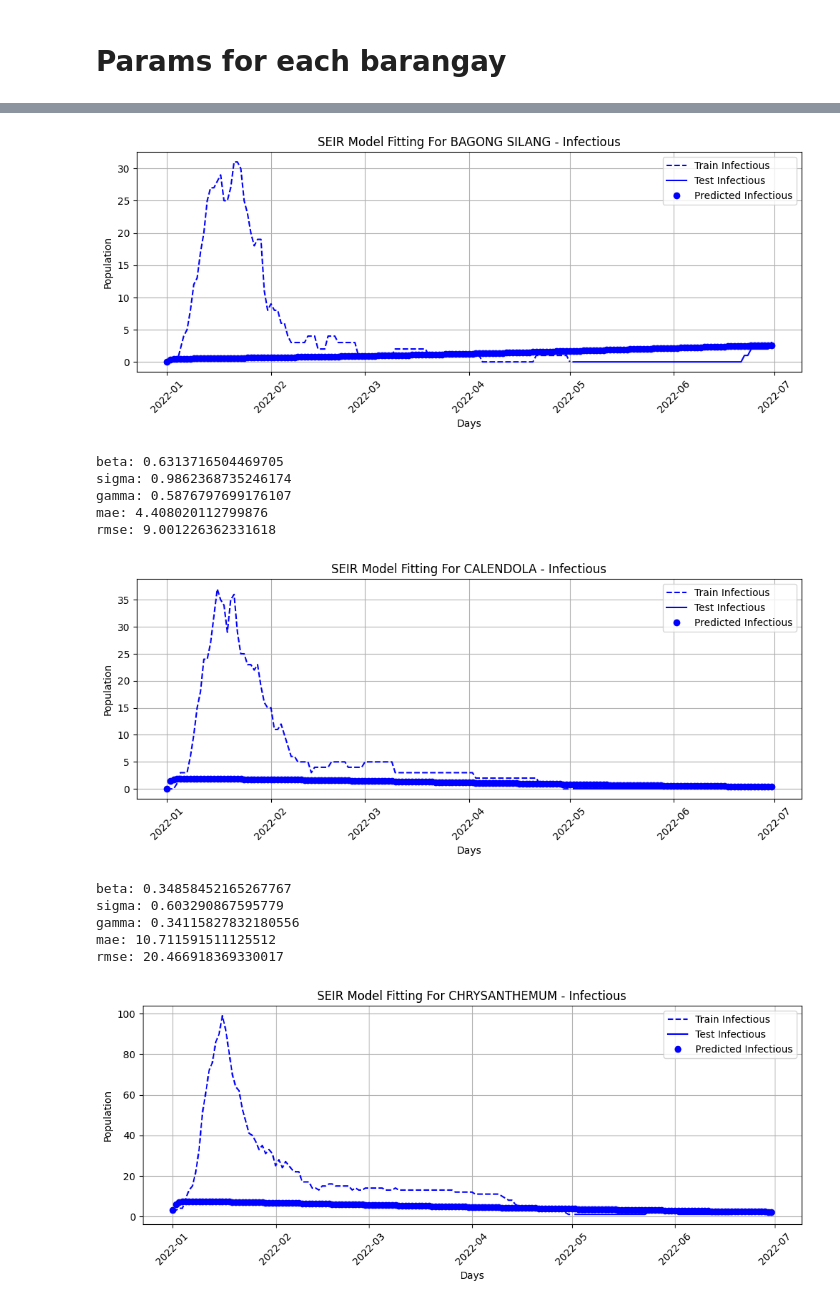
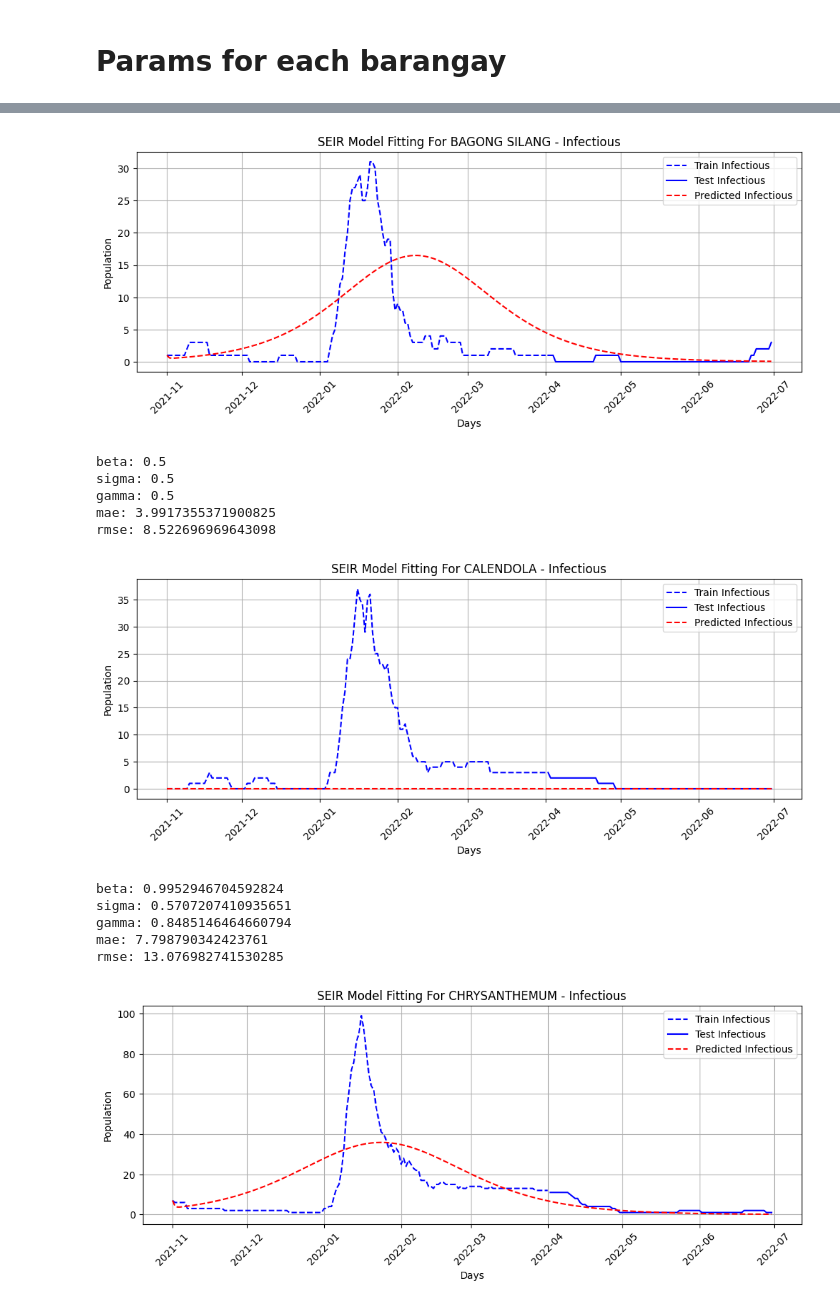
Before and after one commit to j-r-myG/SEIR_Modelling, a Jupyter notebook: sim_anneal_apply.ipynb, the cells around one changed output, grey strips where cells are left out. Drawn from its saved outputs; the diff is of its cells as text; code cells hidden in the pictures.

```diff
--- a/sim_anneal_apply.ipynb
+++ b/sim_anneal_apply.ipynb
@@ -286,7 +286,6 @@ params_dict = {
     "gamma": 0.217
   }
 
-TODO: fix loop to call sim anneal per barangay with their pop
 '''
 
 # function for running sim anneal
@@ -303,7 +302,7 @@ def run_anneal(brgy_pop, observed_data):
 
   # Simulated Annealing parameters
   temp = 1500
-  cooling_rate = 0.98
+  cooling_rate = 0.99
   max_iter = 1500
   time_points = np.arange(observed_data.shape[0]) # odeint expects an array (vector) of integers.
 
@@ -322,8 +321,8 @@ rmse_values = []
 main_df: pd.DataFrame = load_df("CITY_OF_SAN_PEDRO_processed.csv")
 
 # Split data into training and testing
-train_data = main_df[(main_df['date'] >= '01/01/2022') & (main_df['date'] <= '05/01/2022')]
-test_data = main_df[(main_df['date'] >= '05/02/2022') & (main_df['date'] <= '06/30/2022')]
+train_data = main_df[(main_df['date'] >= '11/01/2021') & (main_df['date'] <= '04/01/2022')]
+test_data = main_df[(main_df['date'] >= '04/02/2022') & (main_df['date'] <= '06/30/2022')]
 
 for brgy_name, brgy_pop in barangay_population_dict.items():
   brgy_data = train_data[train_data["barangay_Res"] == brgy_name]
@@ -334,12 +333,6 @@ for brgy_name, brgy_pop in barangay_population_dict.items():
 
   brgy_data = brgy_data.sort_values(by="date")
   observed_data = brgy_data[["count_Exposed", "count_Infectious", "count_Recovered"]]
-
-  # print(observed_data.info())
-
-  # print(f"{brgy_name} columns: {observed_data.columns}")
-  # print(f" data type: {type(observed_data)}")
-  # print(f"number of null: {observed_data.isnull().sum()}")
 
   if observed_data.empty:
     print(f"Skipping {brgy_name}: Observed data is empty.")
@@ -358,9 +351,7 @@ for brgy_name, brgy_pop in barangay_population_dict.items():
       "rmse": best_rmse
   }
   params_dict[brgy_name] = brgy_params
-  # except Exception as e:
-  #     print(f"Error processing {brgy_name}: {e}")
-  #     continue
+
 
 best_mae = min(mae_values)
 worst_mae = max(mae_values)
@@ -372,7 +363,7 @@ average_rmse = sum(rmse_values) / len(rmse_values)
 
 print(f"Best MAE: {best_mae}")
 print(f"Worst MAE: {worst_mae}")
-print(f"Average MAE: {average_mae}")
+print(f"Average MAE: {average_mae}\n")
 
 print(f"Best RMSE: {best_rmse}")
 print(f"Worst RMSE: {worst_rmse}")
@@ -386,0 +379,3 @@ Average RMSE: 23.02058322708493
+# %%
+for brgy_name in params_dict.keys():
+    print(f"{brgy_name:} \nbeta: {params_dict[brgy_name]["beta"]} \nsigma: {params_dict[brgy_name]["sigma"]} \ngamma: {params_dict[brgy_name]["gamma"]}")
@@ -387,7 +400,7 @@ Average RMSE: 23.02058322708493
 # %% [markdown]
 # Params for each barangay
 # %%
-df_observed_data = main_df[(main_df['date'] >= '01/01/2022') & (main_df['date'] <= '06/30/2022')]
+df_observed_data = main_df[(main_df['date'] >= '11/01/2021') & (main_df['date'] <= '06/30/2022')]
 
 for brgy_name, brgy_pop in barangay_population_dict.items():
     brgy_data = df_observed_data[df_observed_data["barangay_Res"] == brgy_name]
@@ -397,8 +410,8 @@ for brgy_name, brgy_pop in barangay_population_dict.items():
         continue
 
     # only for plotting
-    brgy_train_data = brgy_data[(brgy_data['date'] >= '01/01/2022') & (brgy_data['date'] <= '05/01/2022')]
-    brgy_test_data = brgy_data[(brgy_data['date'] >= '05/02/2022') & (brgy_data['date'] <= '06/30/2022')]
+    brgy_train_data = brgy_data[(brgy_data['date'] >= '11/01/2021') & (brgy_data['date'] <= '04/01/2022')]
+    brgy_test_data = brgy_data[(brgy_data['date'] >= '04/02/2022') & (brgy_data['date'] <= '06/30/2022')]
 
     brgy_data = brgy_data.sort_values(by="date")
     #brgy_data = brgy_test_data.sort_values(by="date")
@@ -446,7 +459,7 @@ for brgy_name, brgy_pop in barangay_population_dict.items():
     plt.figure(figsize=(12, 4))
     plt.plot(plot_actual['date_train'], plot_actual['train_infectious'], 'b--', label='Train Infectious')
     plt.plot(plot_actual['date_test'], plot_actual['test_infectious'], 'b-', label='Test Infectious')
-    plt.plot(plot_prediction['date'], plot_prediction['I'], 'bo', label='Predicted Infectious')
+    plt.plot(plot_prediction['date'], plot_prediction['I'], 'r--', label='Predicted Infectious')
     plt.xlabel('Days')
     plt.ylabel('Population')
     plt.legend()
@@ -463,13 +476,13 @@ rmse: 8.28756304076818
-[figure, old version]
+[figure, new version]
-beta: 0.6313716504469705
-sigma: 0.9862368735246174
-gamma: 0.5876797699176107
-mae: 4.408020112799876
-rmse: 9.001226362331618
+beta: 0.5
+sigma: 0.5
+gamma: 0.5
+mae: 3.9917355371900825
+rmse: 8.522696969643098
-[figure, old version]
+[figure, new version]
-beta: 0.34858452165267767
-sigma: 0.603290867595779
-gamma: 0.34115827832180556
-mae: 10.711591511125512
-rmse: 20.466918369330017
+beta: 0.9952946704592824
+sigma: 0.5707207410935651
+gamma: 0.8485146464660794
+mae: 7.798790342423761
+rmse: 13.076982741530285
-[figure, old version]
+[figure, new version]
```
Also changed, not shown: parts of 4 cells of this notebook, 2 other files.
